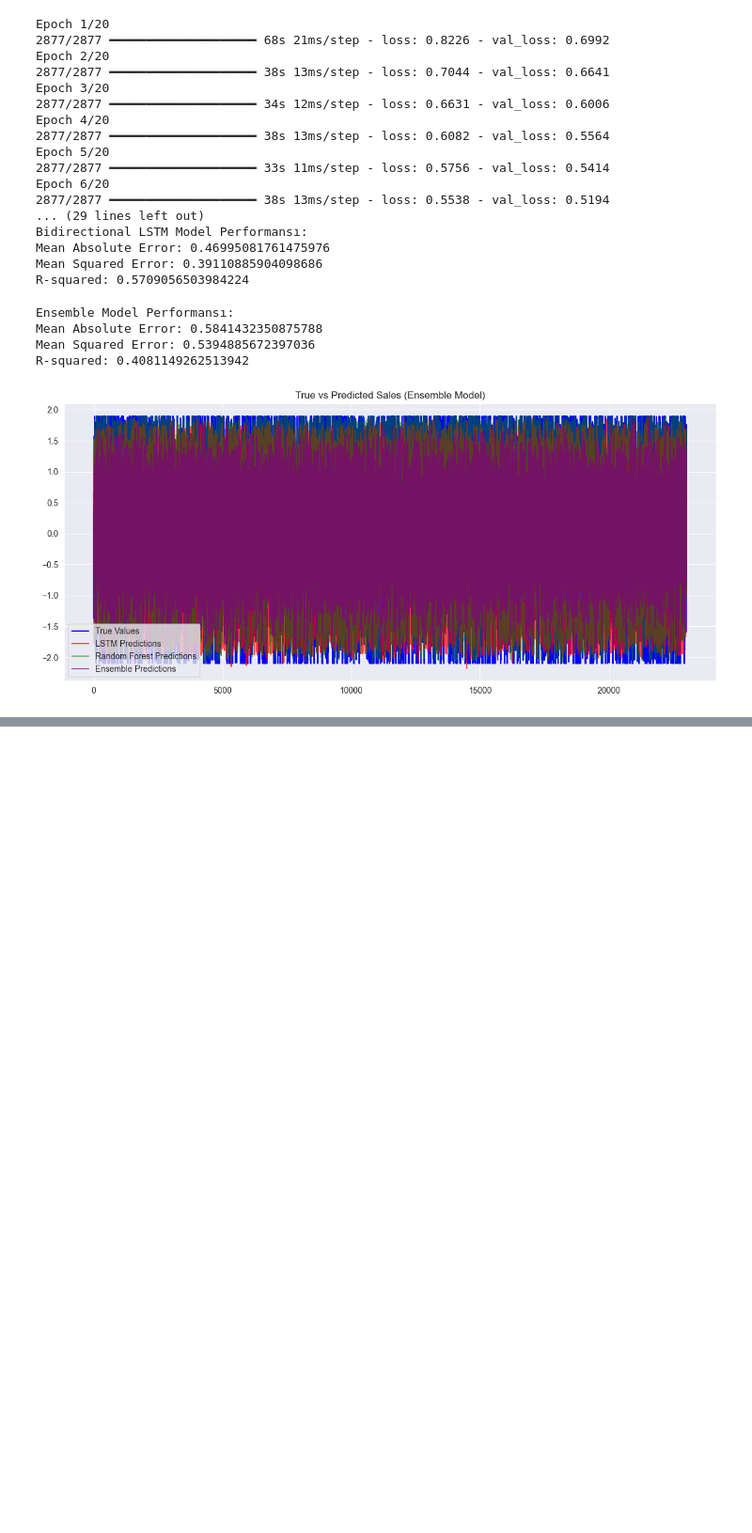
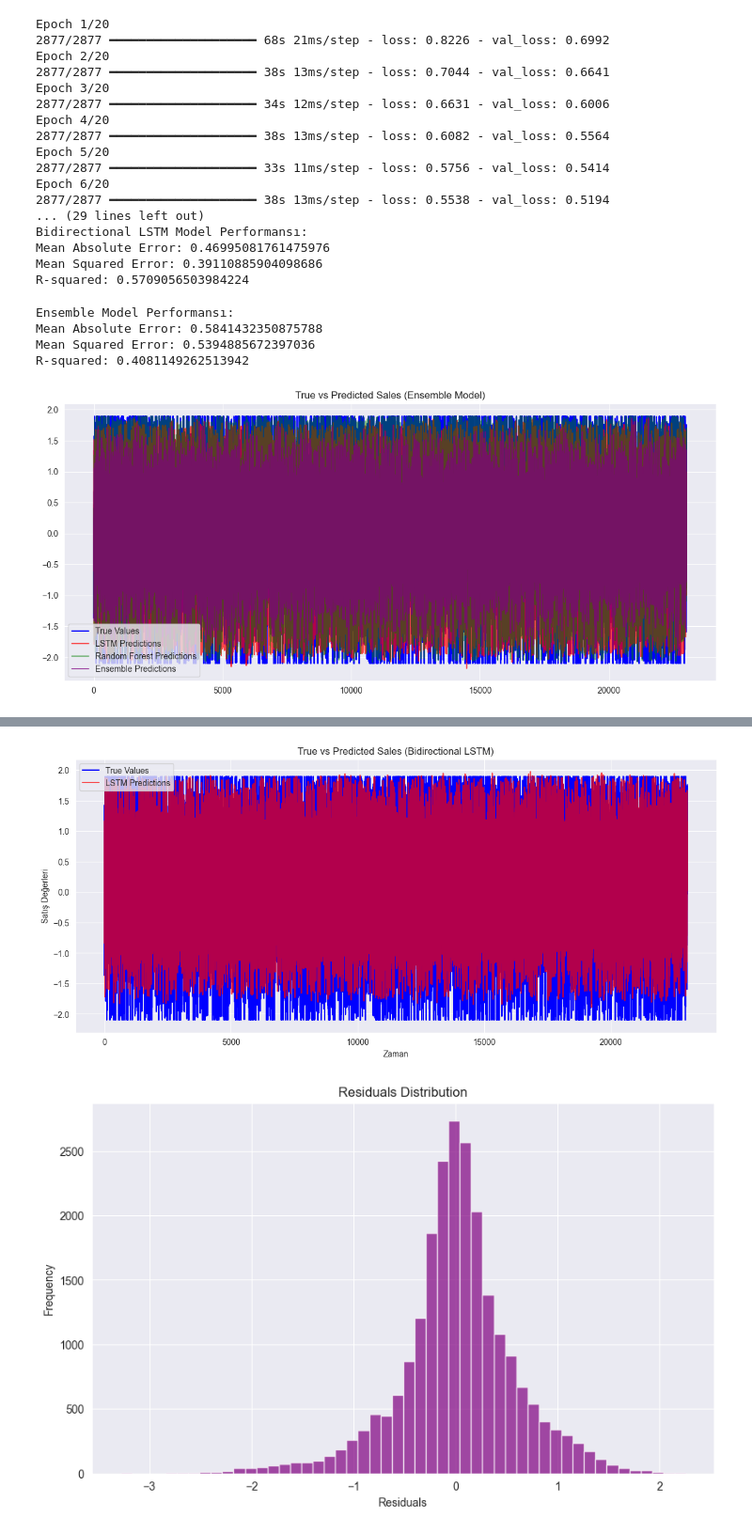
Before and after one commit to egemenozen1/Walmart-LSTM-Sales-Forecasting, a Jupyter notebook: Notebooks/Notebook2-ModelDevelopment.ipynb, the cells around one changed output, grey strips where cells are left out. Shown at 94% size. Cells and saved outputs as stored; diff of their text form; code cells hidden in the pictures; blank space fills up the shorter version.

Commit message:
Last visuals

```diff
--- a/Notebooks/Notebook2-ModelDevelopment.ipynb
+++ b/Notebooks/Notebook2-ModelDevelopment.ipynb
@@ -465,0 +385,16 @@ R-squared: 0.5170411709590395
+# %%
+import numpy as np
+import pandas as pd
+from sklearn.metrics import mean_absolute_error, mean_squared_error, r2_score
+
+# Model training is completed, now evaluate the performance
+y_pred_bilstm = model.predict(X_test).flatten()  # Obtain and flatten predictions
+
+# Use values attribute to convert Series to a NumPy array and then flatten it
+y_test_flattened = y_test.values.flatten()
+
+# Print performance metrics
+print("Bidirectional LSTM Model Performance:")
+print(f"Mean Absolute Error: {mean_absolute_error(y_test_flattened, y_pred_bilstm)}")
+print(f"Mean Squared Error: {mean_squared_error(y_test_flattened, y_pred_bilstm)}")
+print(f"R2 Score: {r2_score(y_test_flattened, y_pred_bilstm)}")
@@ -465,0 +407,62 @@ R-squared: 0.5170411709590395
+# %%
+import numpy as np
+import matplotlib.pyplot as plt
+from tensorflow.keras.models import Sequential
+from tensorflow.keras.layers import LSTM, Dense, Dropout, Bidirectional
+import joblib
+
+# Function to save the model and scalers
+def save_model_and_scalers(model, scaler, model_path, scaler_path):
+    model.save(model_path)
+    joblib.dump(scaler, scaler_path)
+
+# Function to save datasets and predictions
+def save_datasets_and_predictions(dataset_path, prediction_path, X_train, X_test, y_train, y_test, y_pred_bilstm):
+    np.savez(dataset_path, X_train=X_train, X_test=X_test, y_train=y_train, y_test=y_test)
+    np.savez(prediction_path, y_pred_bilstm=y_pred_bilstm)
+
+# Function to plot the true vs predicted values
+def plot_true_vs_predicted(y_test_flattened, y_pred_bilstm):
+    plt.figure(figsize=(14, 6))
+    plt.plot(y_test_flattened, label="True Values", color="blue")
+    plt.plot(y_pred_bilstm, label="LSTM Predictions", color="red", alpha=0.7)
+    plt.xlabel("Zaman")
+    plt.ylabel("Satış Değerleri")
+    plt.legend(loc='upper left')
+    plt.grid(True)
+    plt.title("True vs Predicted Sales (Bidirectional LSTM)")
+    plt.show()
+
+
+# Function to plot the distribution of residuals
+def plot_residuals_distribution(residuals):
+    residuals = y_test_flattened - y_pred_bilstm
+    plt.figure(figsize=(10, 6))
+    plt.hist(residuals, bins=50, color="purple", alpha=0.7)
+    plt.xlabel("Residuals")
+    plt.ylabel("Frequency")
+    plt.grid(True)
+    plt.title("Residuals Distribution")
+    plt.show()
+
+# File paths
+model_path = "C:/Users/egeme/OneDrive/Masaüstü/NeWProjectS/Walmart-LSTMmodel/Models/bilstm_model.keras"
+scaler_path = "C:/Users/egeme/OneDrive/Masaüstü/NeWProjectS/Walmart-LSTMmodel/Models/scaler.pkl"
+dataset_path = "C:/Users/egeme/OneDrive/Masaüstü/NeWProjectS/Walmart-LSTMmodel/Data/dataset_splits.npz"
+prediction_path = "C:/Users/egeme/OneDrive/Masaüstü/NeWProjectS/Walmart-LSTMmodel/Data/predictions.npz"
+
+# Save the model and scaler
+save_model_and_scalers(model, scaler, model_path, scaler_path)
+
+# Save the datasets and predictions
+save_datasets_and_predictions(dataset_path, prediction_path, X_train, X_test, y_train, y_test, y_pred_bilstm)
+
+# Plot true vs predicted values
+plot_true_vs_predicted(y_test_flattened, y_pred_bilstm)
+
+# Calculate residuals and plot their distribution
+residuals = y_test_flattened - y_pred_bilstm
+plot_residuals_distribution(residuals)
+# %% [output]
+[figure, added]
+[figure, added]
```
Also changed, not shown: parts of 14 cells of this notebook.
